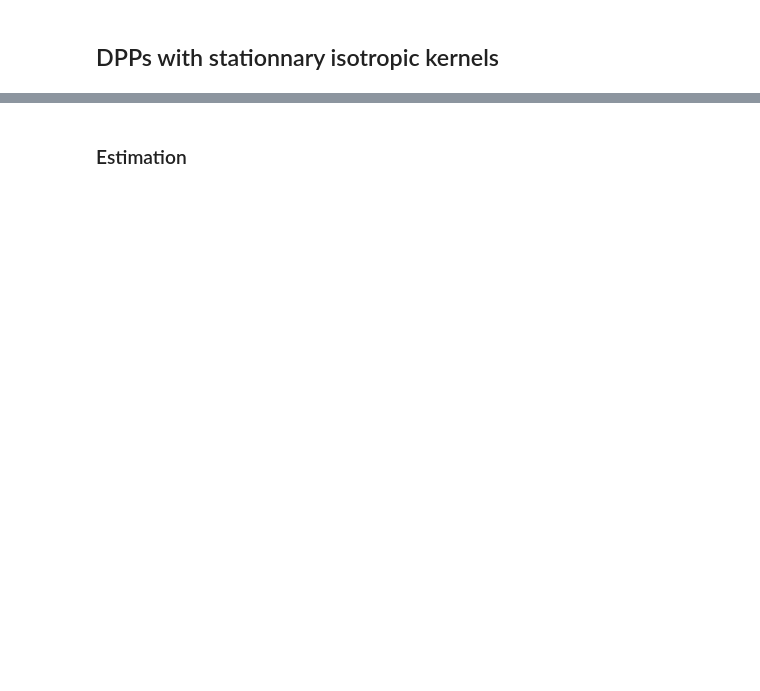
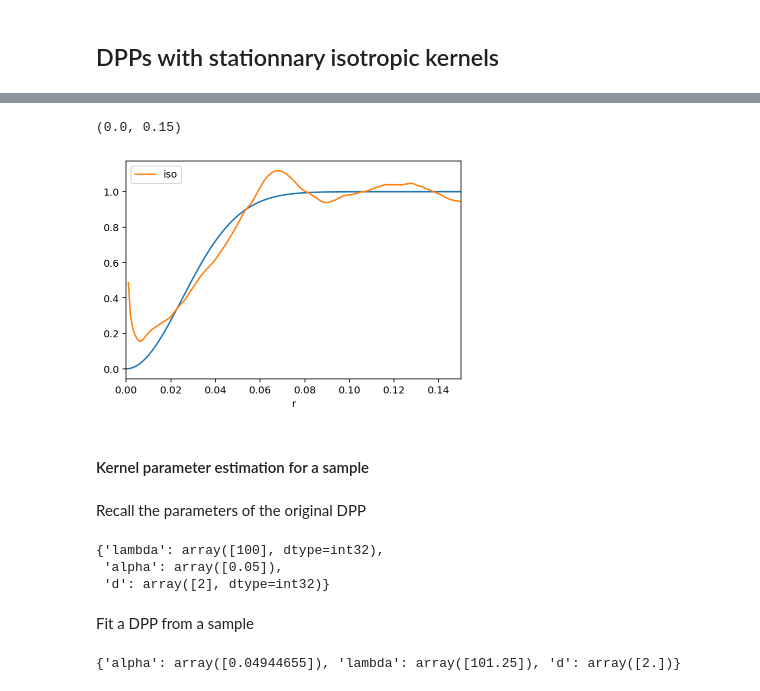
Before and after one commit to For-a-few-DPPs-more/spatstat-interface, a Jupyter notebook: notebooks/spatstat_playground.ipynb, the cells around one changed output, grey strips where cells are left out. Saved outputs shown, nothing was run; the diff lists cells and outputs as text; code cells hidden in the pictures; blank space fills up the shorter version.

```diff
--- a/notebooks/spatstat_playground.ipynb
+++ b/notebooks/spatstat_playground.ipynb
@@ -72,0 +186,8 @@ sample = np.array([rsample.rx2(coor) for coor in ["x", "y"]])
+# %%
+numpy2ri.activate()
+# Each row of `sample` is associated to a coordinate
+X = spatstat.geom.ppp(*sample, window=window)
+numpy2ri.deactivate()
+pcf_r = spatstat.core.pcf_ppp(X)
+pcf_df = convert_r_df_to_pandas_df(pcf_r)
+pcf_df
@@ -73,7 +208,10 @@ sample = np.array([rsample.rx2(coor) for coor in ["x", "y"]])
 # %%
-fig, ax = plt.subplots(figsize=(12, 12))
+fig, ax = plt.subplots()
 r = np.linspace(0, 0.3, 1000)
-ax.scatter(*sample)
-ax.set_aspect('equal', 'box')
+numpy2ri.activate()
+ax.plot(r, pcf(r))
+pcf_df.plot("r", "iso", ax=ax)
+ax.set_xlim(0, 0.15)
+# %% [output]
+(0.0, 0.15)
+[figure, added]
-# %% [markdown]
-### Estimation
@@ -81,0 +218,2 @@ ppp = spatstat.geom.ppp(*sample)
+# %% [markdown]
+#### Kernel parameter estimation for a sample
@@ -81,0 +223,21 @@ ppp = spatstat.geom.ppp(*sample)
+# %% [markdown]
+Recall the parameters of the original DPP
+# %%
+params = convert_to_dict(my_dpp.rx2("fixedpar"))
+params
+# %% [output]
+{'lambda': array([100], dtype=int32),
+ 'alpha': array([0.05]),
+ 'd': array([2], dtype=int32)}
+# %% [markdown]
+Fit a DPP from a sample
+# %%
+dpp_family = spatstat.core.dppGauss
+formula = robjects.Formula("X ~ 1")
+formula.environment["X"] = rsample
+
+my_dpp_fitted = spatstat.core.dppm(formula=formula, family=dpp_family).rx2("fitted")
+fitted_params = convert_to_dict(my_dpp_fitted.rx2("fixedpar"))
+fitted_params
+# %% [output]
+{'alpha': array([0.04944655]), 'lambda': array([101.25]), 'd': array([2.])}
```
Also changed, not shown: parts of 39 cells of this notebook.
